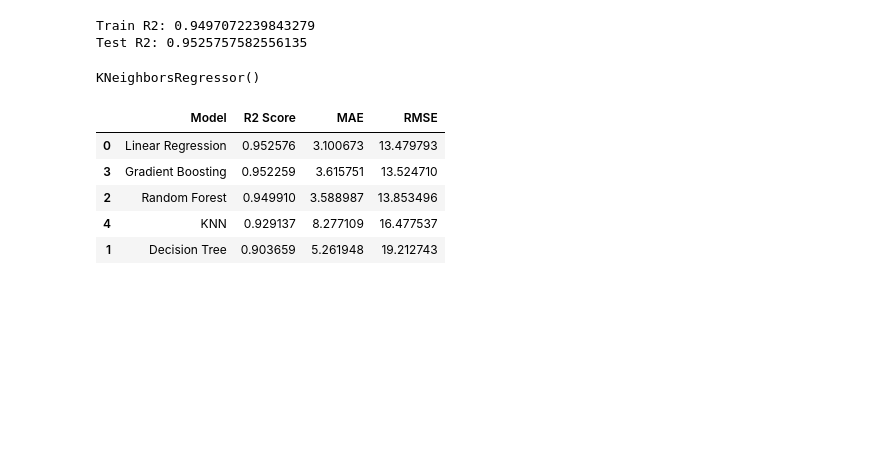
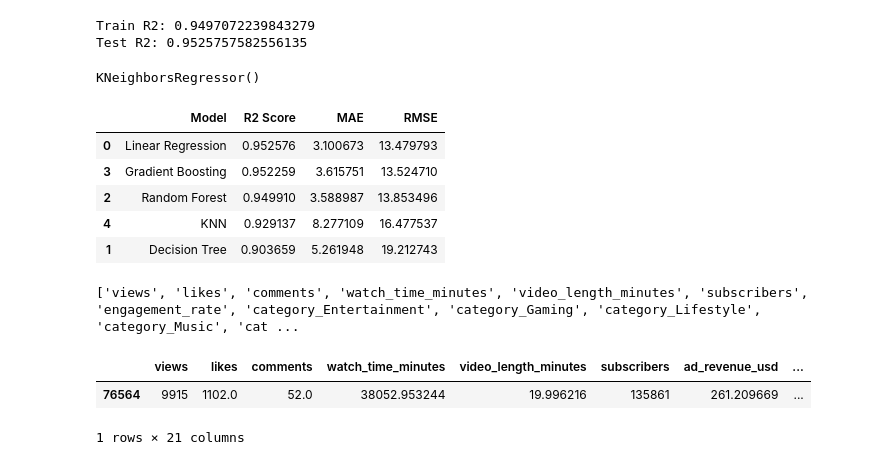
Before and after one commit to Leena-AJ/Content-_Monetization_Modeler, a Jupyter notebook: cmm.ipynb, the cells around one changed output. Saved outputs shown, nothing was run; the diff lists cells and outputs as text; code cells hidden in the pictures; blank space fills up the shorter version.

```diff
--- a/cmm.ipynb
+++ b/cmm.ipynb
@@ -536,0 +543,10 @@ results.sort_values(by='R2 Score', ascending=False)
+# %%
+print(X.columns.tolist())
+# %% [output]
+['views', 'likes', 'comments', 'watch_time_minutes', 'video_length_minutes', 'subscribers', 'engagement_rate', 'category_Entertainment', 'category_Gaming', 'category_Lifestyle', 'category_Music', 'cat ...
+# %%
+df.sample(1)
+# %% [output]
+|  | views | likes | comments | watch_time_minutes | video_length_minutes | subscribers | ad_revenue_usd | ... |
+| 76564 | 9915 | 1102.0 | 52.0 | 38052.953244 | 19.996216 | 135861 | 261.209669 | ... |
+1 rows × 21 columns
```
Also changed, not shown: parts of 7 cells of this notebook, 1 other file.
